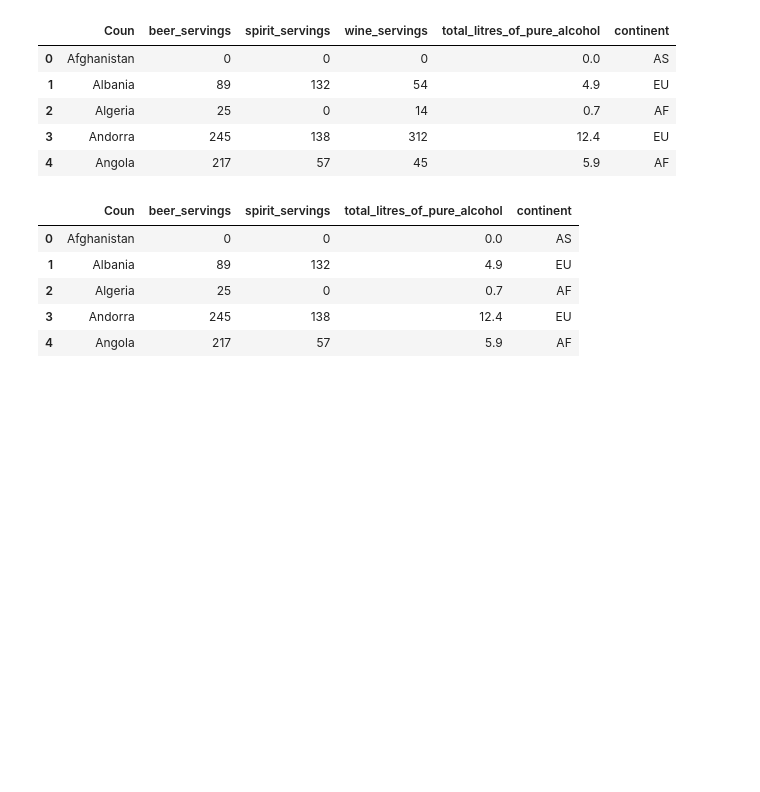
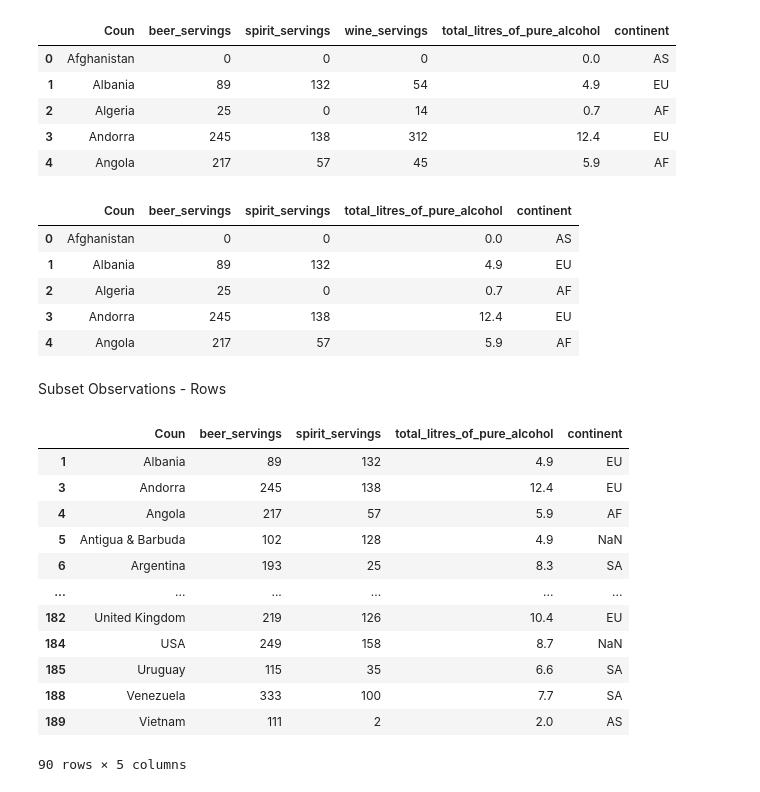
Before and after one commit to Akshithkumarreddy/ML_AI_CLASSE, a Jupyter notebook: Pandas_Practice_04_SNB.ipynb, the cells around one changed output. Saved outputs shown, nothing was run; the diff lists cells and outputs as text; code cells hidden in the pictures; blank space fills up the shorter version.

```diff
--- a/Pandas_Practice_04_SNB.ipynb
+++ b/Pandas_Practice_04_SNB.ipynb
@@ -315,3 +315,21 @@ drinks.head()
 | 2 | Algeria | 25 | 0 | 0.7 | AF |
 | 3 | Andorra | 245 | 138 | 12.4 | EU |
 | 4 | Angola | 217 | 57 | 5.9 | AF |
+# %% [markdown]
+Subset Observations - Rows
+# %%
+drinks[drinks.beer_servings > 80] #extarcts rows that meet criteria
+# %% [output]
+|  | Coun | beer_servings | spirit_servings | total_litres_of_pure_alcohol | continent |
+| 1 | Albania | 89 | 132 | 4.9 | EU |
+| 3 | Andorra | 245 | 138 | 12.4 | EU |
+| 4 | Angola | 217 | 57 | 5.9 | AF |
+| 5 | Antigua & Barbuda | 102 | 128 | 4.9 | NaN |
+| 6 | Argentina | 193 | 25 | 8.3 | SA |
+| ... | ... | ... | ... | ... | ... |
+| 182 | United Kingdom | 219 | 126 | 10.4 | EU |
+| 184 | USA | 249 | 158 | 8.7 | NaN |
+| 185 | Uruguay | 115 | 35 | 6.6 | SA |
+| 188 | Venezuela | 333 | 100 | 7.7 | SA |
+| 189 | Vietnam | 111 | 2 | 2.0 | AS |
+90 rows × 5 columns
```
Also changed, not shown: parts of 9 cells of this notebook.
